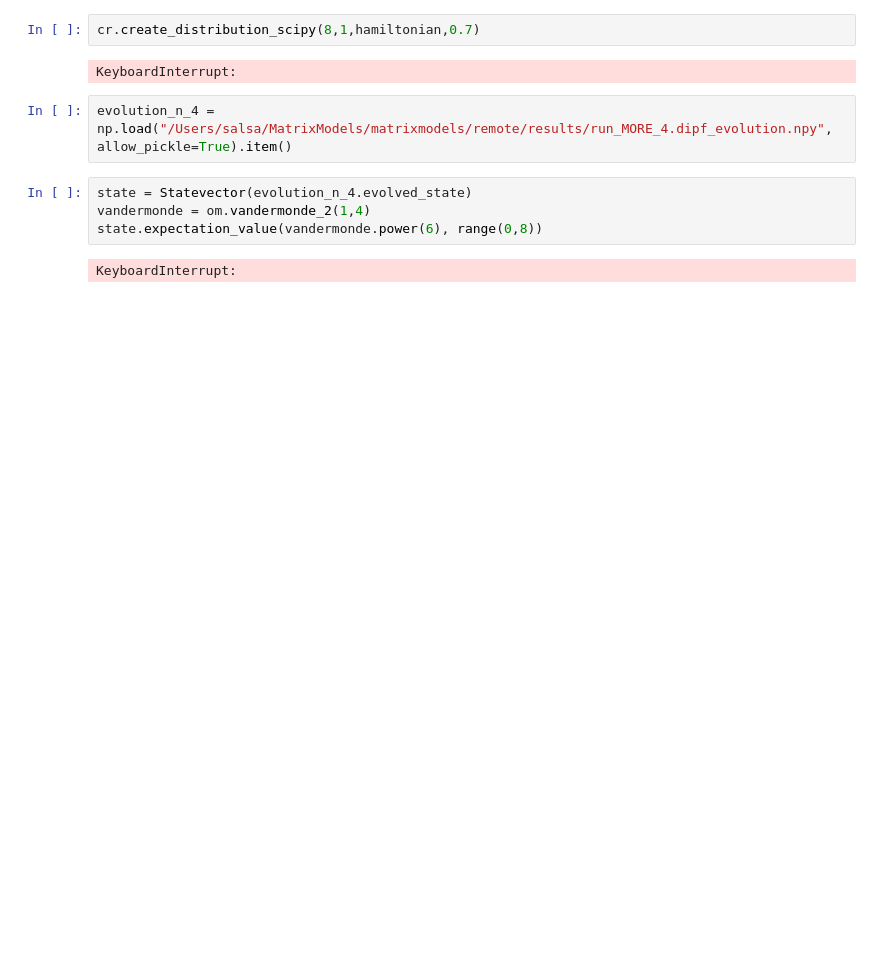
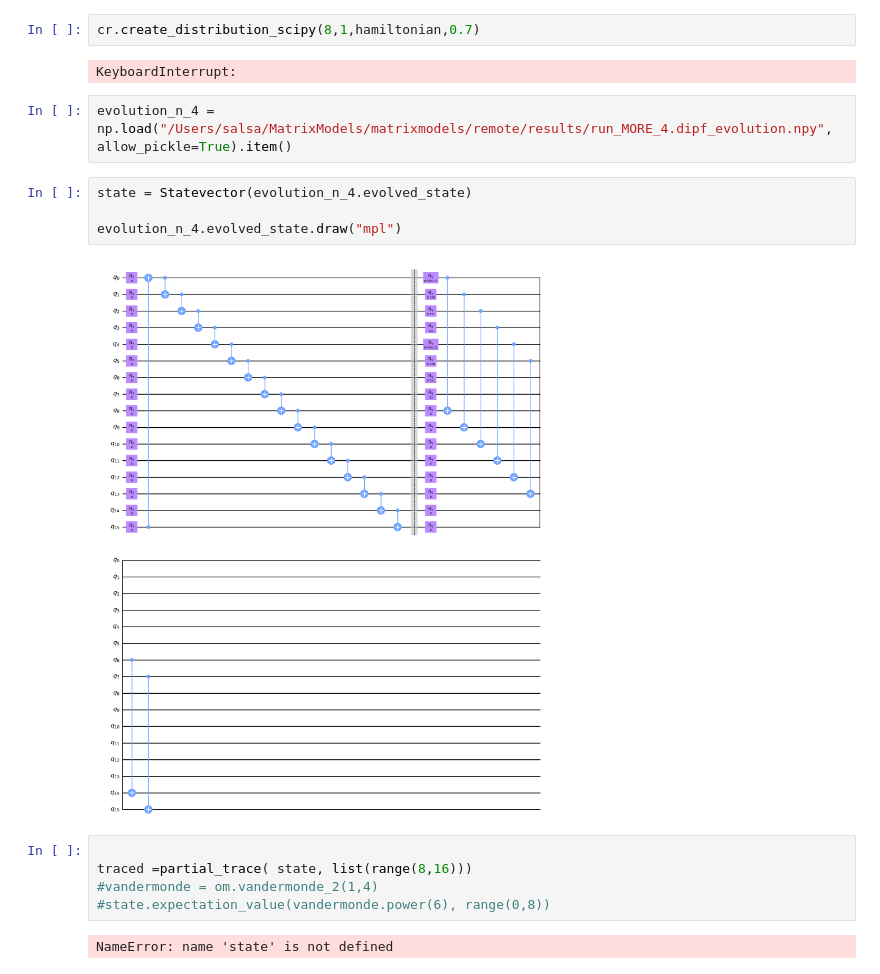
Before and after one commit to burakvarol123/Matrix-Models-with-Quantum-Computing, a Jupyter notebook: evaluation_of_varqite.ipynb, the cells around one changed output. Cells and saved outputs as stored; diff of their text form; blank space fills up the shorter version.

```diff
--- a/evaluation_of_varqite.ipynb
+++ b/evaluation_of_varqite.ipynb
@@ -69,9 +55,16 @@ cr.create_distribution_scipy(8,1,hamiltonian,0.7)
 KeyboardInterrupt:
 # %%
 evolution_n_4 = np.load("/Users/salsa/MatrixModels/matrixmodels/remote/results/run_MORE_4.dipf_evolution.npy", allow_pickle=True).item()
+# %%
+state = Statevector(evolution_n_4.evolved_state)
+
+evolution_n_4.evolved_state.draw("mpl")
+# %% [output]
+[figure, added]
 # %%
-state = Statevector(evolution_n_4.evolved_state)
-vandermonde = om.vandermonde_2(1,4)
-state.expectation_value(vandermonde.power(6), range(0,8))
+
+traced =partial_trace( state, list(range(8,16)))
+#vandermonde = om.vandermonde_2(1,4)
+#state.expectation_value(vandermonde.power(6), range(0,8))
 # %% [output]
-KeyboardInterrupt:
+NameError: name 'state' is not defined
```
Also changed, not shown: parts of 14 cells of this notebook, 23 other files.
